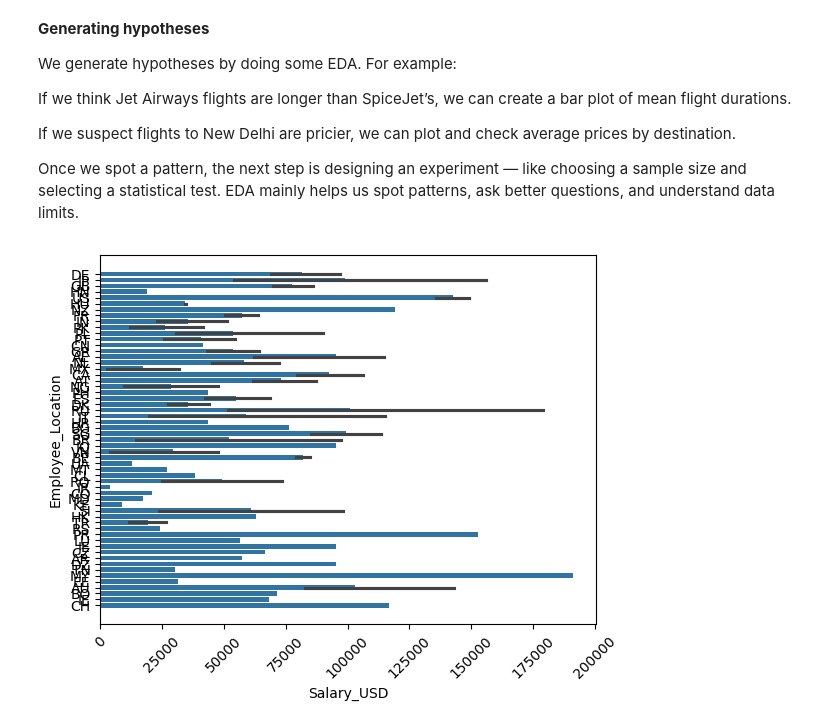
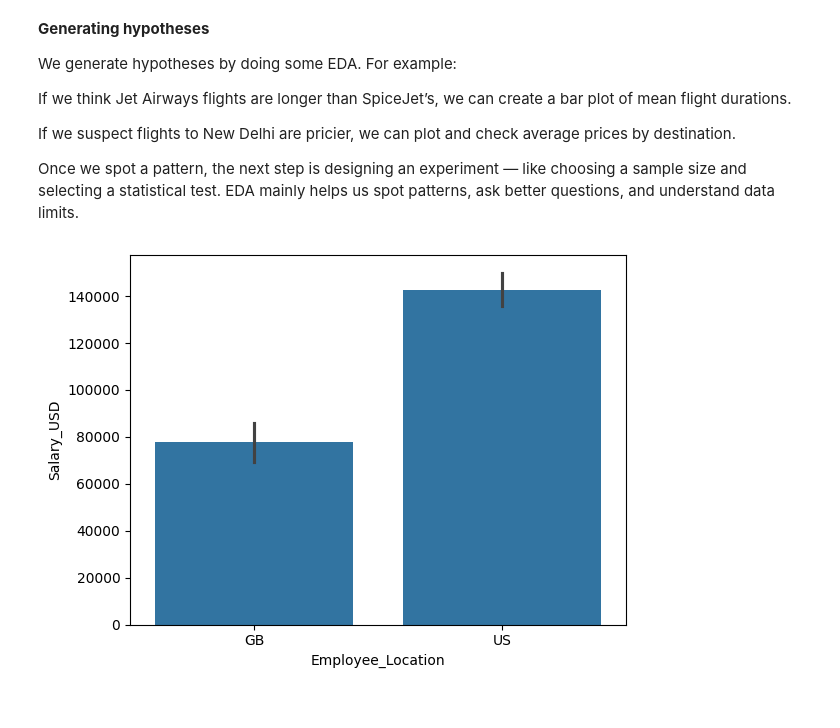
Before and after one commit to rashmishreev/the-data-repository, a Jupyter notebook: data-science-python/python/exploratory-data-analysis.ipynb, the cells around one changed output. Saved outputs shown, nothing was run; the diff lists cells and outputs as text; code cells hidden in the pictures.

```diff
--- a/data-science-python/python/exploratory-data-analysis.ipynb
+++ b/data-science-python/python/exploratory-data-analysis.ipynb
@@ -920,10 +920,8 @@ EDA mainly helps us spot patterns, ask better questions, and understand data lim
 # %%
 # Filter for employees in the US or GB
 usa_and_gb = salaries[salaries["Employee_Location"].isin(["US", "GB"])]
 
-# Create a barplot of salaries by location
-sns.barplot(data=salaries, x="Salary_USD", y="Employee_Location")
-plt.xticks(rotation=45)
+sns.barplot(data=usa_and_gb, x="Employee_Location", y="Salary_USD")
 plt.show()
 # %% [output]
-[figure, old version]
+[figure, new version]
```
Also changed, not shown: parts of 4 cells of this notebook, 2 other files.
